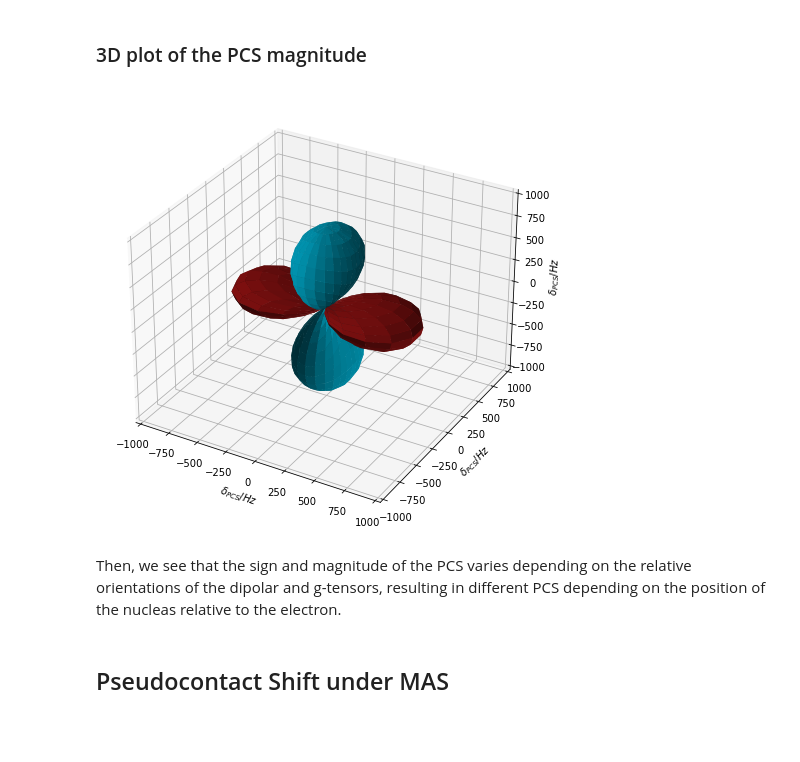
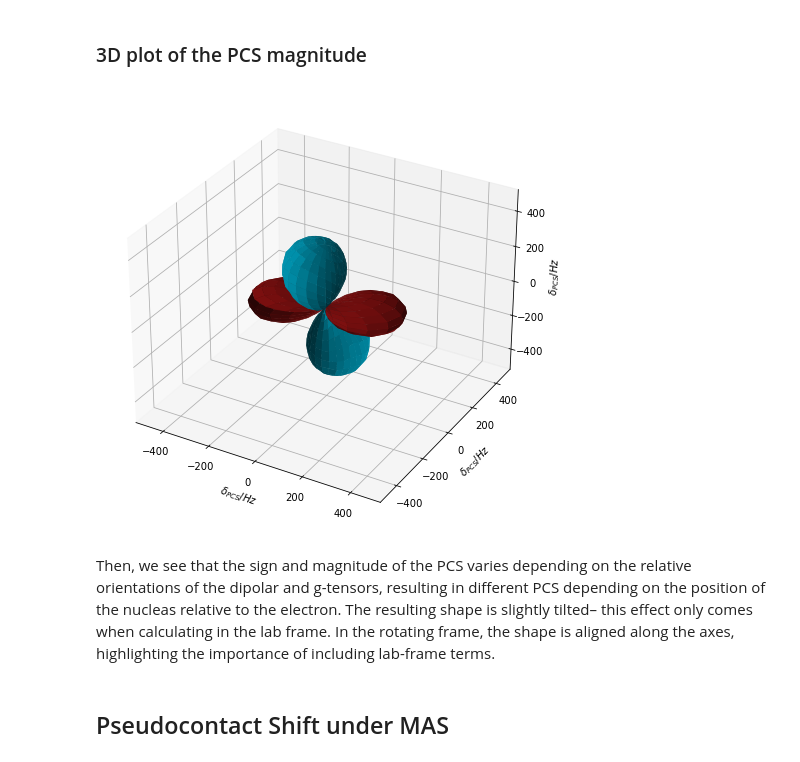
Before and after one commit to alsinmr/SLEEPY_tutorial, a Jupyter notebook: Chapters/Chapter5/Ch5_PseudoContactShift.ipynb, the cells around one changed output. Cells and saved outputs as stored; diff of their text form; code cells hidden in the pictures; blank space fills up the shorter version.

```diff
--- a/Chapters/Chapter5/Ch5_PseudoContactShift.ipynb
+++ b/Chapters/Chapter5/Ch5_PseudoContactShift.ipynb
@@ -128,11 +128,11 @@ We use hopping around the 'rep10' powder average to mimic tumbling. This will no
 ### Pseudo-contact shift with isotropic hopping
 # %%
 gxx,gyy,gzz=1,1,4
-ex=sl.ExpSys(v0H=600,vr=0,Nucs=['13C','e-'],T_K=298,LF=True,pwdavg='alpha0beta0')
-ex.set_inter('hyperfine',i0=0,i1=1,Axx=-delta/2,Ayy=-delta/2,Azz=delta)
-ex.set_inter('g',i=1,gxx=gxx,gyy=gyy,gzz=gzz)
+ex0=sl.ExpSys(v0H=600,vr=0,Nucs=['13C','e-'],T_K=298,LF=True,pwdavg='alpha0beta0')
+ex0.set_inter('hyperfine',i0=0,i1=1,Axx=-delta/2,Ayy=-delta/2,Azz=delta)
+ex0.set_inter('g',i=1,gxx=gxx,gyy=gyy,gzz=gzz)
 
-ex,kex=sl.Tools.SetupTumbling(ex,q=2,tc=5e-9) #This creates a system hopping around a tetrahedral geometry
+ex,kex=sl.Tools.SetupTumbling(ex0,q=2,tc=5e-9) #This creates a system hopping around a tetrahedral geometry
 
 L=sl.Liouvillian(ex,kex=kex)
 L.add_relax(Type='T1',i=1,T1=1e-10,OS=True,Thermal=True)
@@ -160,7 +160,6 @@ seq=L.Sequence(Dt=1/5000)
 T=[10,50,100,200,298]
 for T_K in T:
     L.expsys.T_K=T_K
-    L.clear_cache()
 
     rho.clear()
     Upi2*rho
@@ -188,7 +187,6 @@ seq=L.Sequence(Dt=1/5000)
 T=[10,50,100,200,298]
 for T_K in T:
     L.expsys.T_K=T_K
-    L.clear_cache()
 
     rho.clear()
     Upi2*rho
@@ -216,9 +214,9 @@ N=beta.size*gamma.size
 beta,gamma=np.meshgrid(beta,gamma)
 shift=[]
 for k,(beta0,gamma0) in enumerate(zip(beta.reshape(np.prod(SZ)),gamma.reshape(np.prod(SZ)))):
-    ex0=sl.ExpSys(v0H=600,Nucs=['13C','e-'],LF=[False,False],vr=0,T_K=100,pwdavg=sl.PowderAvg('alpha0beta0'))  #Electron-nuclear system
+    ex0=sl.ExpSys(v0H=600,Nucs=['13C','e-'],LF=True,vr=0,T_K=100,pwdavg=sl.PowderAvg('alpha0beta0'))  #Electron-nuclear system
     ex0.set_inter('hyperfine',i0=0,i1=1,Axx=-delta/2,Ayy=-delta/2,Azz=delta)
-    ex0.set_inter('g',i=1,gxx=1,gyy=1,gzz=8,euler=[0,beta0,gamma0])
+    ex0.set_inter('g',i=1,gxx=1,gyy=1,gzz=4,euler=[0,beta0,gamma0])
 
     ex,kex=sl.Tools.SetupTumbling(ex0,tc=1e-9,q=2) #1 ns tumbling
 
@@ -242,31 +240,31 @@ shift=np.array(shift).reshape([SZ[1],SZ[0]])
 # %%
 from copy import copy
 x=shift*np.sin(beta)*np.cos(gamma)
 y=shift*np.sin(beta)*np.sin(gamma)
 z=shift*np.cos(beta)
 
 ax=plt.figure(figsize=[8,8]).add_subplot(1,1,1,projection='3d')
 i=shift>0
 
 x0,y0,z0=copy(x),copy(y),copy(z)
 for q in [x0,y0,z0]:q[i]=0
 ax.plot_surface(x0,y0,z0,color='#801010')
-ax.plot_surface(x0,y0,-z0,color='#801010')
+ax.plot_surface(-x0,-y0,-z0,color='#801010')
 
 x0,y0,z0=copy(x),copy(y),copy(z)
 for q in [x0,y0,z0]:q[~i]=0
 ax.plot_surface(x0,y0,z0,color="#0093AF")
-ax.plot_surface(x0,y0,-z0,color="#0093AF")
+ax.plot_surface(-x0,-y0,-z0,color="#0093AF")
 
 
 # ax.plot_surface(x[~i],y[~i],z[~i])
 for q in ['x','y','z']:
-    getattr(ax,f'set_{q}lim')([-1000,1000])
+    getattr(ax,f'set_{q}lim')([-500,500])
     getattr(ax,f'set_{q}label')(r'$\delta_{PCS} / Hz$')
 # %% [output]
-[figure, old version]
+[figure, new version]
 # %% [markdown]
-Then, we see that the sign and magnitude of the PCS varies depending on the relative orientations of the dipolar and g-tensors, resulting in different PCS depending on the position of the nucleas relative to the electron.
+Then, we see that the sign and magnitude of the PCS varies depending on the relative orientations of the dipolar and g-tensors, resulting in different PCS depending on the position of the nucleas relative to the electron. The resulting shape is slightly tilted– this effect only comes when calculating in the lab frame. In the rotating frame, the shape is aligned along the axes, highlighting the importance of including lab-frame terms.
 # %% [markdown]
 ## Pseudocontact Shift under MAS
 # %% [markdown]
```
Also changed, not shown: parts of 8 cells of this notebook, 9 other files.
